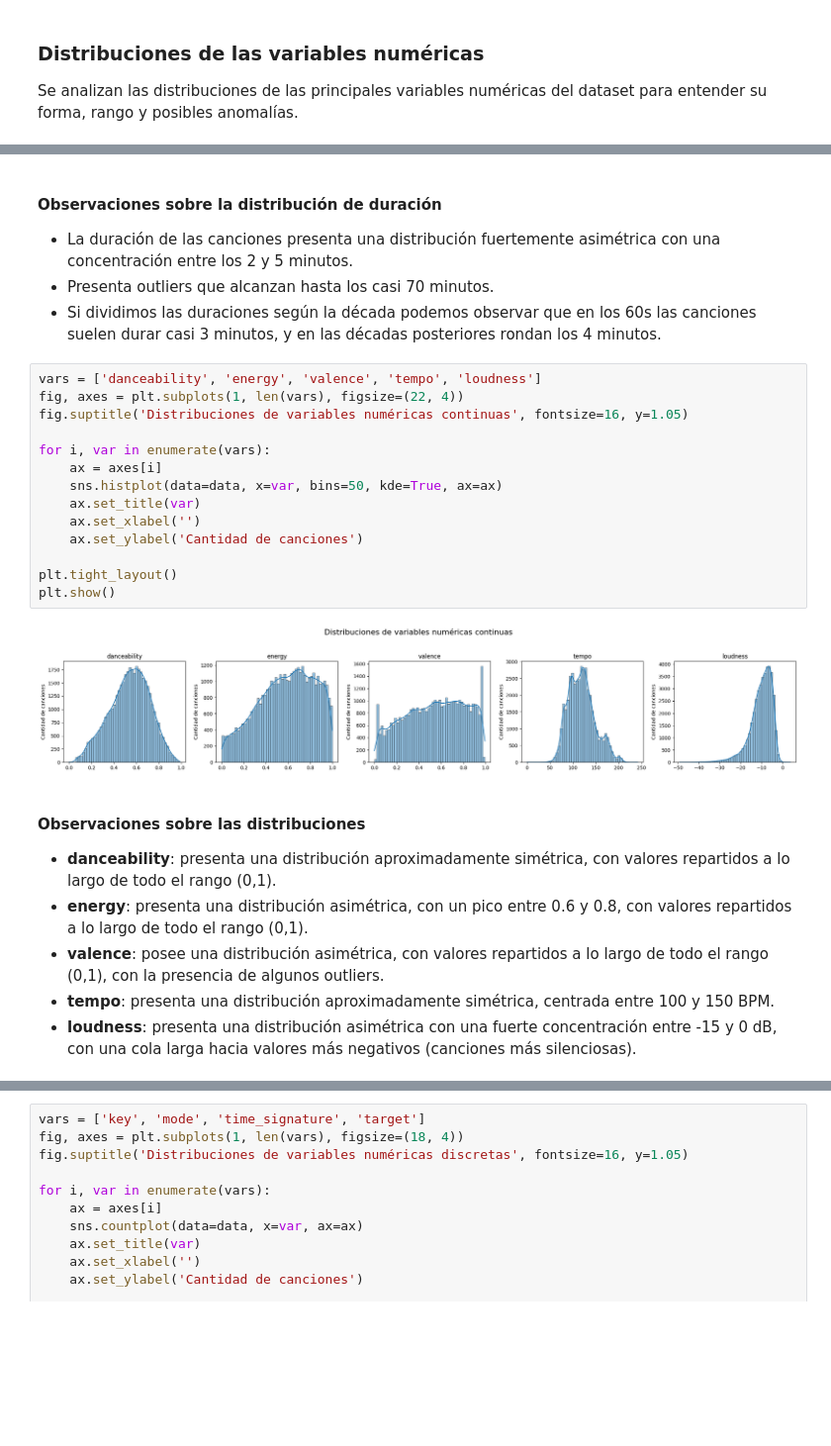
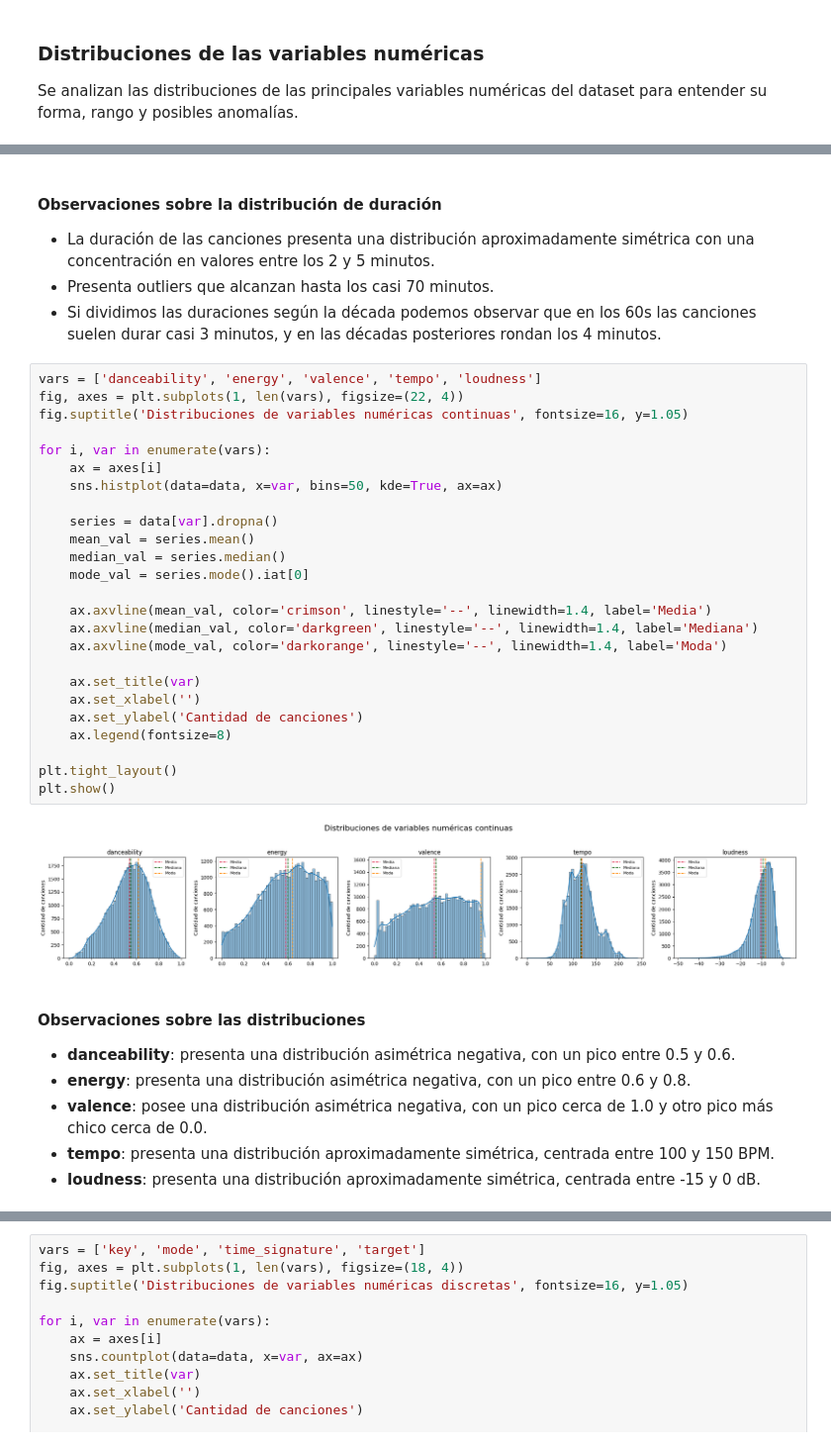
Before and after one commit to EehMauro/tp-data-science, a Jupyter notebook: tp.ipynb, the cells around one changed output, grey strips where cells are left out. Shown at 99% size. Drawn from its saved outputs; the diff is of its cells as text; blank space fills up the shorter version.

```diff
--- a/tp.ipynb
+++ b/tp.ipynb
@@ -103,33 +112,44 @@ plt.show()
 # %% [markdown]
 #### Observaciones sobre la distribución de duración
 
-- La duración de las canciones presenta una distribución fuertemente asimétrica con una concentración entre los 2 y 5 minutos.
+- La duración de las canciones presenta una distribución aproximadamente simétrica con una concentración en valores entre los 2 y 5 minutos.
 - Presenta outliers que alcanzan hasta los casi 70 minutos.
 - Si dividimos las duraciones según la década podemos observar que en los 60s las canciones suelen durar casi 3 minutos, y en las décadas posteriores rondan los 4 minutos.
 # %%
 vars = ['danceability', 'energy', 'valence', 'tempo', 'loudness']
 fig, axes = plt.subplots(1, len(vars), figsize=(22, 4))
 fig.suptitle('Distribuciones de variables numéricas continuas', fontsize=16, y=1.05)
 
 for i, var in enumerate(vars):
     ax = axes[i]
     sns.histplot(data=data, x=var, bins=50, kde=True, ax=ax)
+
+    series = data[var].dropna()
+    mean_val = series.mean()
+    median_val = series.median()
+    mode_val = series.mode().iat[0]
+
+    ax.axvline(mean_val, color='crimson', linestyle='--', linewidth=1.4, label='Media')
+    ax.axvline(median_val, color='darkgreen', linestyle='--', linewidth=1.4, label='Mediana')
+    ax.axvline(mode_val, color='darkorange', linestyle='--', linewidth=1.4, label='Moda')
+
     ax.set_title(var)
     ax.set_xlabel('')
     ax.set_ylabel('Cantidad de canciones')
+    ax.legend(fontsize=8)
 
 plt.tight_layout()
 plt.show()
 # %% [output]
-[figure, old version]
+[figure, new version]
 # %% [markdown]
 #### Observaciones sobre las distribuciones
 
-- **danceability**: presenta una distribución aproximadamente simétrica, con valores repartidos a lo largo de todo el rango (0,1).
-- **energy**: presenta una distribución asimétrica, con un pico entre 0.6 y 0.8, con valores repartidos a lo largo de todo el rango (0,1).
-- **valence**: posee una distribución asimétrica, con valores repartidos a lo largo de todo el rango (0,1), con la presencia de algunos outliers.
+- **danceability**: presenta una distribución asimétrica negativa, con un pico entre 0.5 y 0.6.
+- **energy**: presenta una distribución asimétrica negativa, con un pico entre 0.6 y 0.8.
+- **valence**: posee una distribución asimétrica negativa, con un pico cerca de 1.0 y otro pico más chico cerca de 0.0.
 - **tempo**: presenta una distribución aproximadamente simétrica, centrada entre 100 y 150 BPM.
-- **loudness**: presenta una distribución asimétrica con una fuerte concentración entre -15 y 0 dB, con una cola larga hacia valores más negativos (canciones más silenciosas).
+- **loudness**: presenta una distribución aproximadamente simétrica, centrada entre -15 y 0 dB.
 # %%
 vars = ['speechiness', 'acousticness', 'instrumentalness', 'liveness']
 fig, axes = plt.subplots(1, len(vars), figsize=(18, 4))
```
Also changed, not shown: parts of 3 cells of this notebook.
